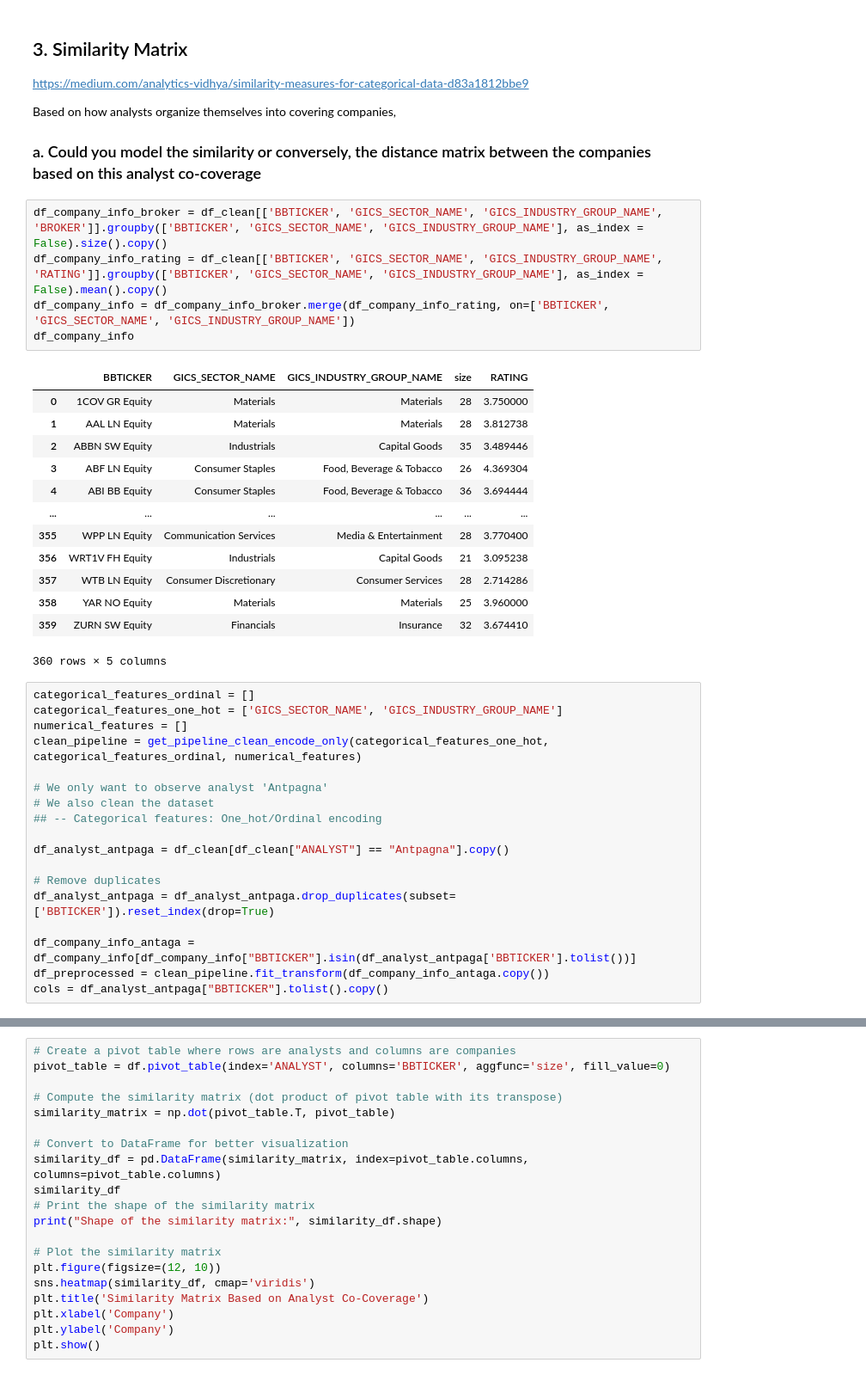
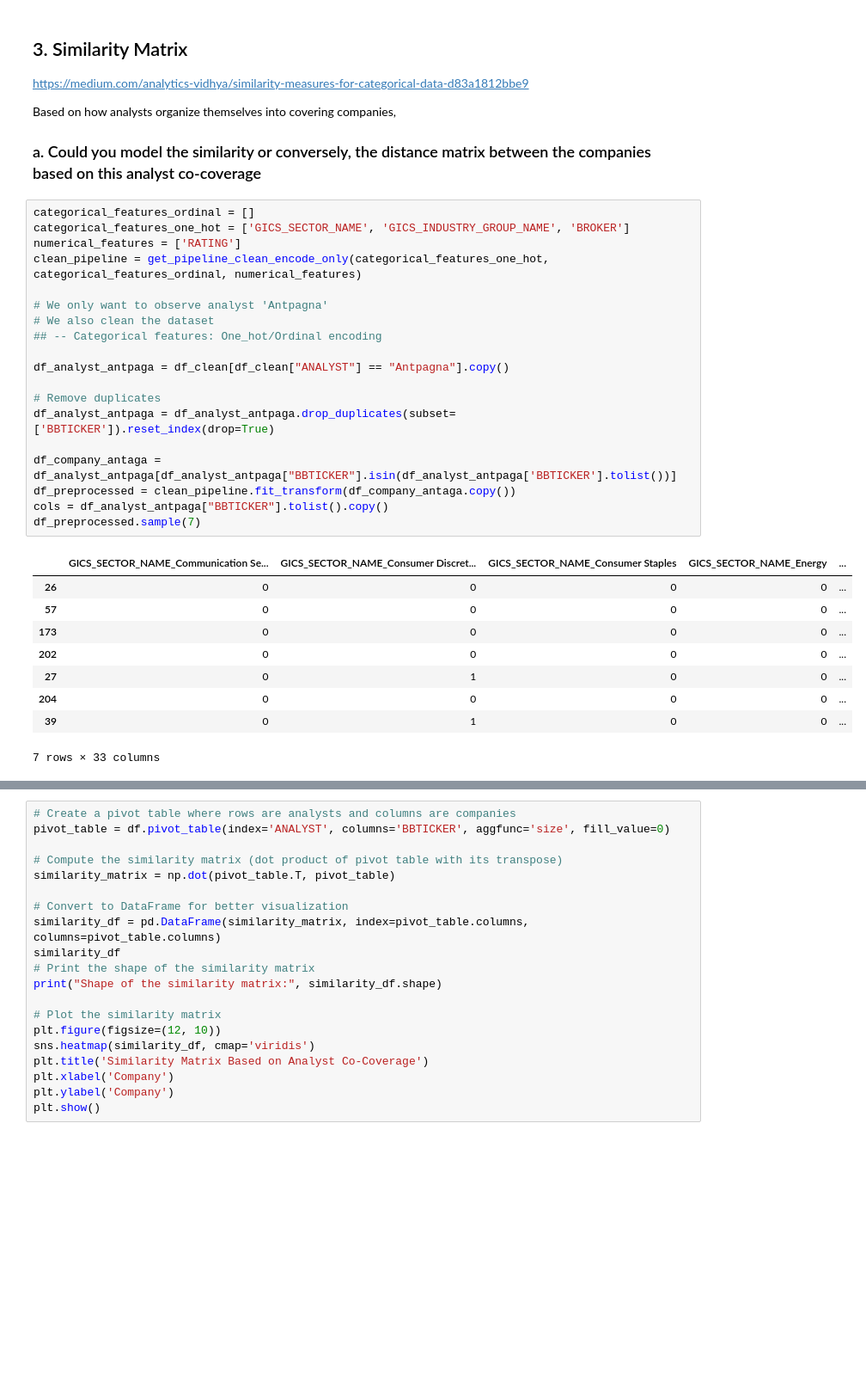
Before and after one commit to saltedpotato/QF632_Project, a Jupyter notebook: Project 3.ipynb, the cells around one changed output, grey strips where cells are left out. Shown at 86% size. Cells and saved outputs as stored; diff of their text form; blank space fills up the shorter version.

```diff
--- a/Project 3.ipynb
+++ b/Project 3.ipynb
@@ -171,40 +172,32 @@ https://medium.com/analytics-vidhya/similarity-measures-for-categorical-data-d83
 
 Based on how analysts organize themselves into covering companies,
 ### a. Could you model the similarity or conversely, the distance matrix between the companies based on this analyst co-coverage
-# %%
-df_company_info_broker = df_clean[['BBTICKER', 'GICS_SECTOR_NAME', 'GICS_INDUSTRY_GROUP_NAME', 'BROKER']].groupby(['BBTICKER', 'GICS_SECTOR_NAME', 'GICS_INDUSTRY_GROUP_NAME'], as_index = False).size().copy()
-df_company_info_rating = df_clean[['BBTICKER', 'GICS_SECTOR_NAME', 'GICS_INDUSTRY_GROUP_NAME', 'RATING']].groupby(['BBTICKER', 'GICS_SECTOR_NAME', 'GICS_INDUSTRY_GROUP_NAME'], as_index = False).mean().copy()
-df_company_info = df_company_info_broker.merge(df_company_info_rating, on=['BBTICKER', 'GICS_SECTOR_NAME', 'GICS_INDUSTRY_GROUP_NAME'])
-df_company_info
-# %% [output]
-|  | BBTICKER | GICS_SECTOR_NAME | GICS_INDUSTRY_GROUP_NAME | size | RATING |
-| 0 | 1COV GR Equity | Materials | Materials | 28 | 3.750000 |
-| 1 | AAL LN Equity | Materials | Materials | 28 | 3.812738 |
-| 2 | ABBN SW Equity | Industrials | Capital Goods | 35 | 3.489446 |
-| 3 | ABF LN Equity | Consumer Staples | Food, Beverage & Tobacco | 26 | 4.369304 |
-| 4 | ABI BB Equity | Consumer Staples | Food, Beverage & Tobacco | 36 | 3.694444 |
-| ... | ... | ... | ... | ... | ... |
-| 355 | WPP LN Equity | Communication Services | Media & Entertainment | 28 | 3.770400 |
-| 356 | WRT1V FH Equity | Industrials | Capital Goods | 21 | 3.095238 |
-| 357 | WTB LN Equity | Consumer Discretionary | Consumer Services | 28 | 2.714286 |
-| 358 | YAR NO Equity | Materials | Materials | 25 | 3.960000 |
-| 359 | ZURN SW Equity | Financials | Insurance | 32 | 3.674410 |
-360 rows × 5 columns
 # %%
 categorical_features_ordinal = []
-categorical_features_one_hot = ['GICS_SECTOR_NAME', 'GICS_INDUSTRY_GROUP_NAME']
-numerical_features = []
+categorical_features_one_hot = ['GICS_SECTOR_NAME', 'GICS_INDUSTRY_GROUP_NAME', 'BROKER']
+numerical_features = ['RATING']
 clean_pipeline = get_pipeline_clean_encode_only(categorical_features_one_hot, categorical_features_ordinal, numerical_features)
 
 # We only want to observe analyst 'Antpagna'
 # We also clean the dataset
 ## -- Categorical features: One_hot/Ordinal encoding
 
 df_analyst_antpaga = df_clean[df_clean["ANALYST"] == "Antpagna"].copy()
 
 # Remove duplicates
 df_analyst_antpaga = df_analyst_antpaga.drop_duplicates(subset=['BBTICKER']).reset_index(drop=True)
 
-df_company_info_antaga = df_company_info[df_company_info["BBTICKER"].isin(df_analyst_antpaga['BBTICKER'].tolist())]
-df_preprocessed = clean_pipeline.fit_transform(df_company_info_antaga.copy())
+df_company_antaga = df_analyst_antpaga[df_analyst_antpaga["BBTICKER"].isin(df_analyst_antpaga['BBTICKER'].tolist())]
+df_preprocessed = clean_pipeline.fit_transform(df_company_antaga.copy())
 cols = df_analyst_antpaga["BBTICKER"].tolist().copy()
+df_preprocessed.sample(7)
+# %% [output]
+|  | GICS_SECTOR_NAME_Communication Se... | GICS_SECTOR_NAME_Consumer Discret... | GICS_SECTOR_NAME_Consumer Staples | GICS_SECTOR_NAME_Energy | ... |
+| 26 | 0 | 0 | 0 | 0 | ... |
+| 57 | 0 | 0 | 0 | 0 | ... |
+| 173 | 0 | 0 | 0 | 0 | ... |
+| 202 | 0 | 0 | 0 | 0 | ... |
+| 27 | 0 | 1 | 0 | 0 | ... |
+| 204 | 0 | 0 | 0 | 0 | ... |
+| 39 | 0 | 1 | 0 | 0 | ... |
+7 rows × 33 columns
```
Also changed, not shown: parts of 14 cells of this notebook, 1 other file.
